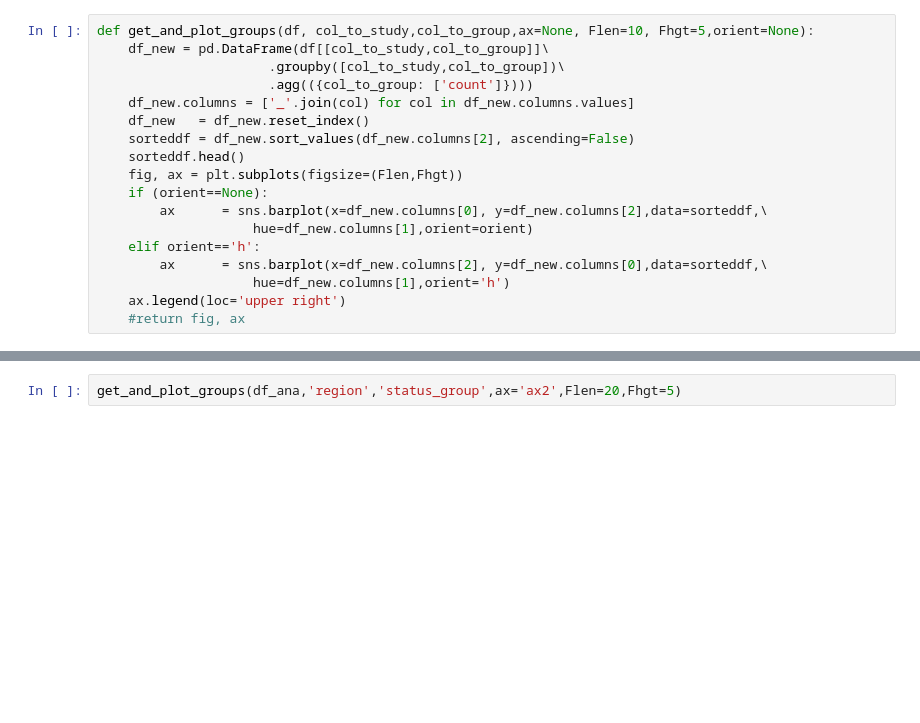
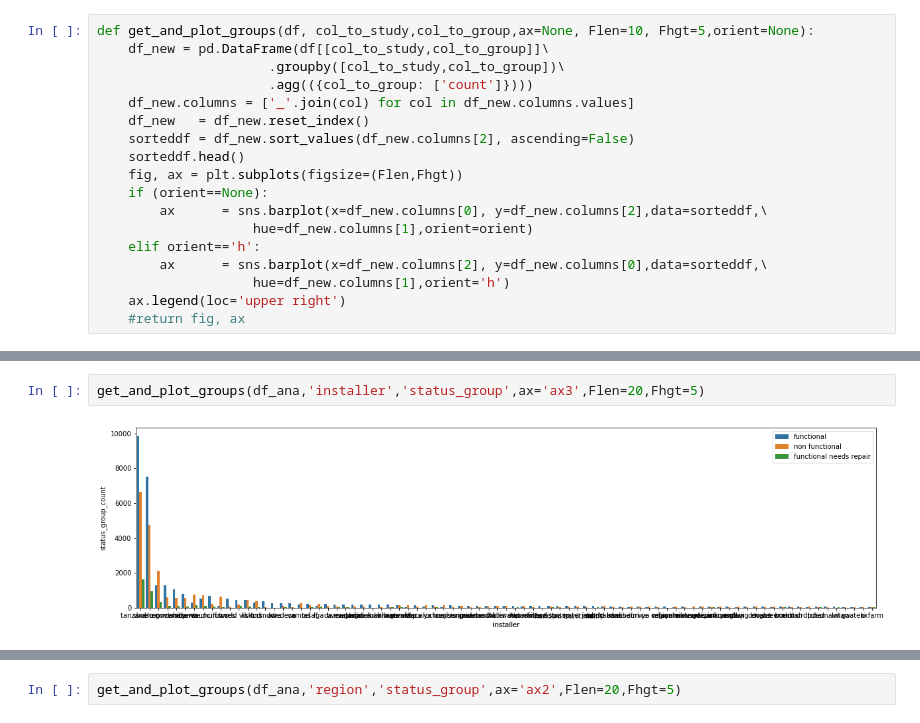
Before and after one commit to deepssharma/project_phase3_tanzania, a Jupyter notebook: EDA.ipynb, the cells around one changed output, grey strips where cells are left out. Cells and saved outputs as stored; diff of their text form; blank space fills up the shorter version.

```diff
--- a/EDA.ipynb
+++ b/EDA.ipynb
@@ -1127,0 +1297,4 @@ get_and_plot_groups(df_ana,'extraction_type_class','status_group',ax='ax1',Flen=
+# %%
+get_and_plot_groups(df_ana,'installer','status_group',ax='ax3',Flen=20,Fhgt=5)
+# %% [output]
+[figure, added]
```
Also changed, not shown: parts of 27 cells of this notebook, 4 other files.
